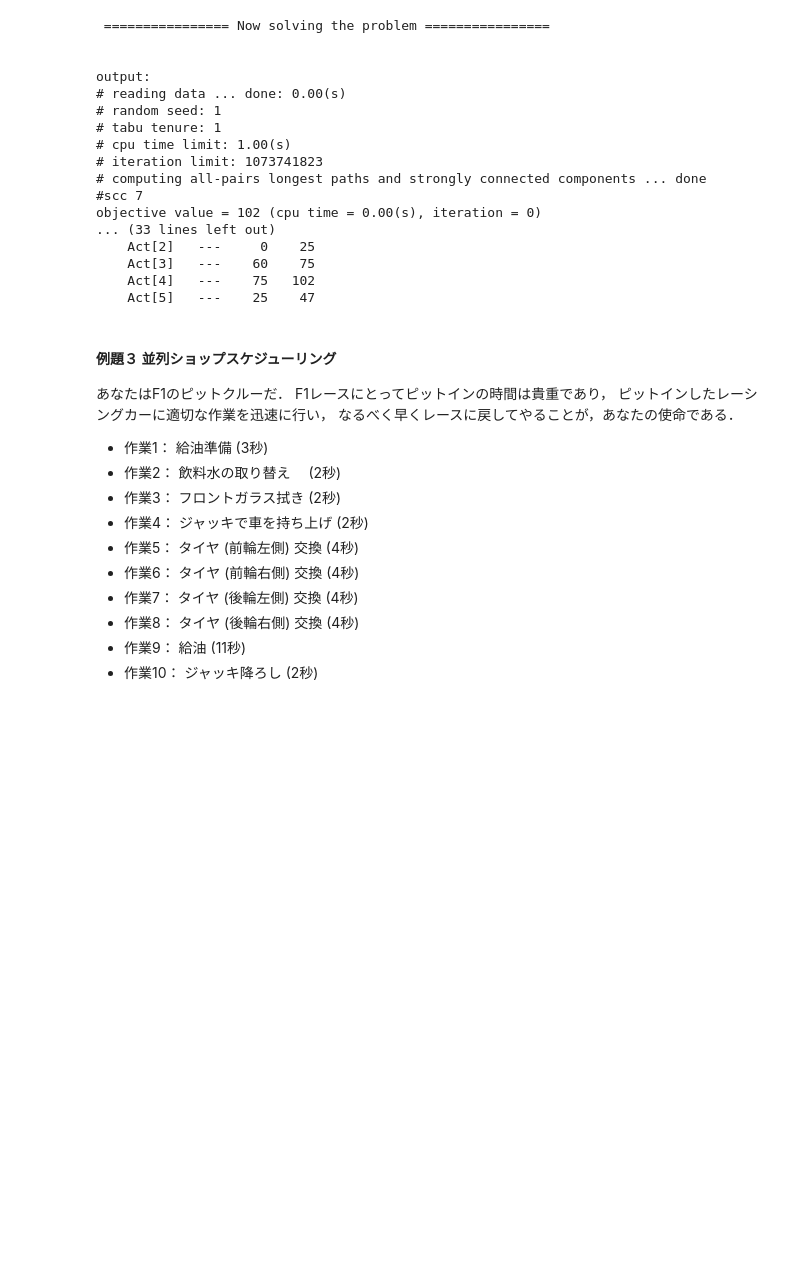
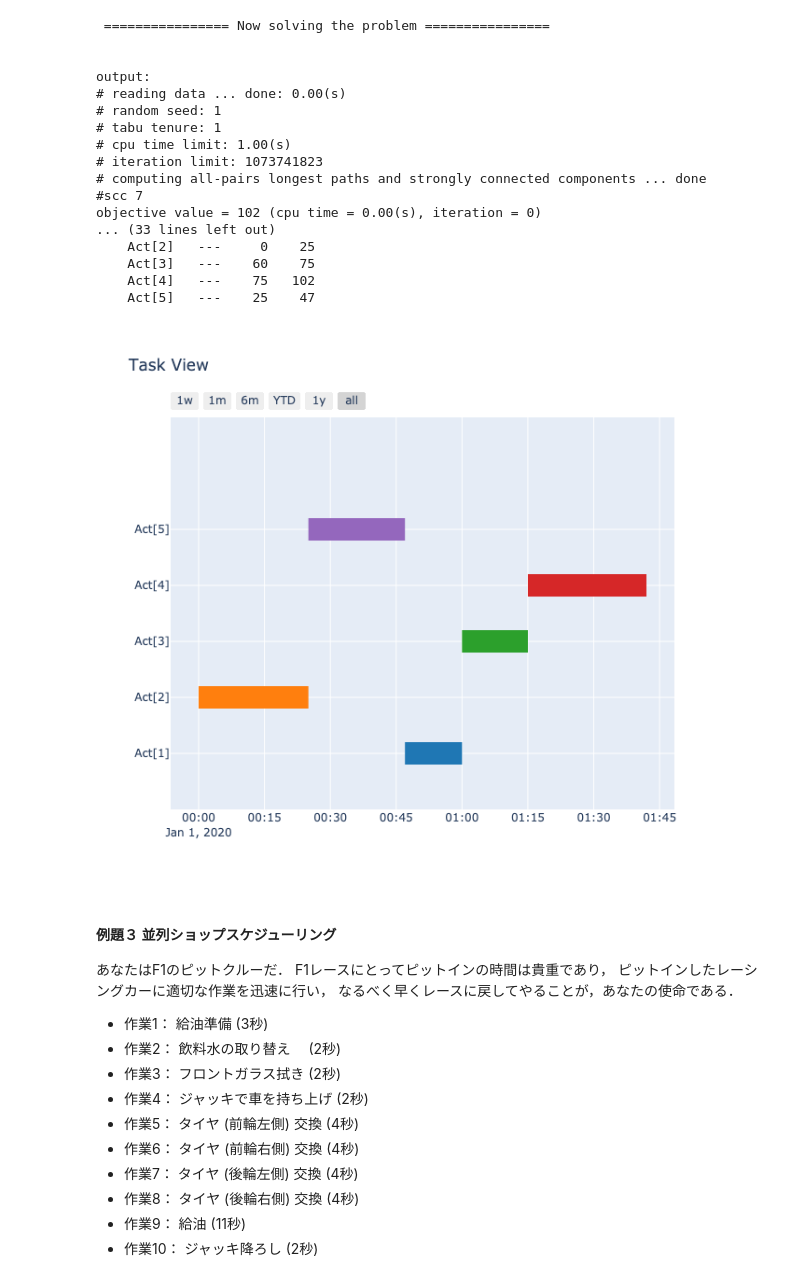
Before and after one commit to mikiokubo/optseqtrial, a Jupyter notebook: 07optseq.ipynb, the cells around one changed output. Cells and saved outputs as stored; diff of their text form; code cells hidden in the pictures; blank space fills up the shorter version.

```diff
--- a/07optseq.ipynb
+++ b/07optseq.ipynb
@@ -2114,6 +2199,11 @@ objective value = 102 (cpu time = 0.00(s), iteration = 0)
     Act[3]   ---    60    75
     Act[4]   ---    75   102
     Act[5]   ---    25    47
+# %%
+#hide_input
+Image("./figure/ex2.png")
+# %% [output]
+[figure, added]
 # %% [markdown]
 #### 例題３ 並列ショップスケジューリング
 
```
Also changed, not shown: parts of 47 cells of this notebook, 14 other files.
